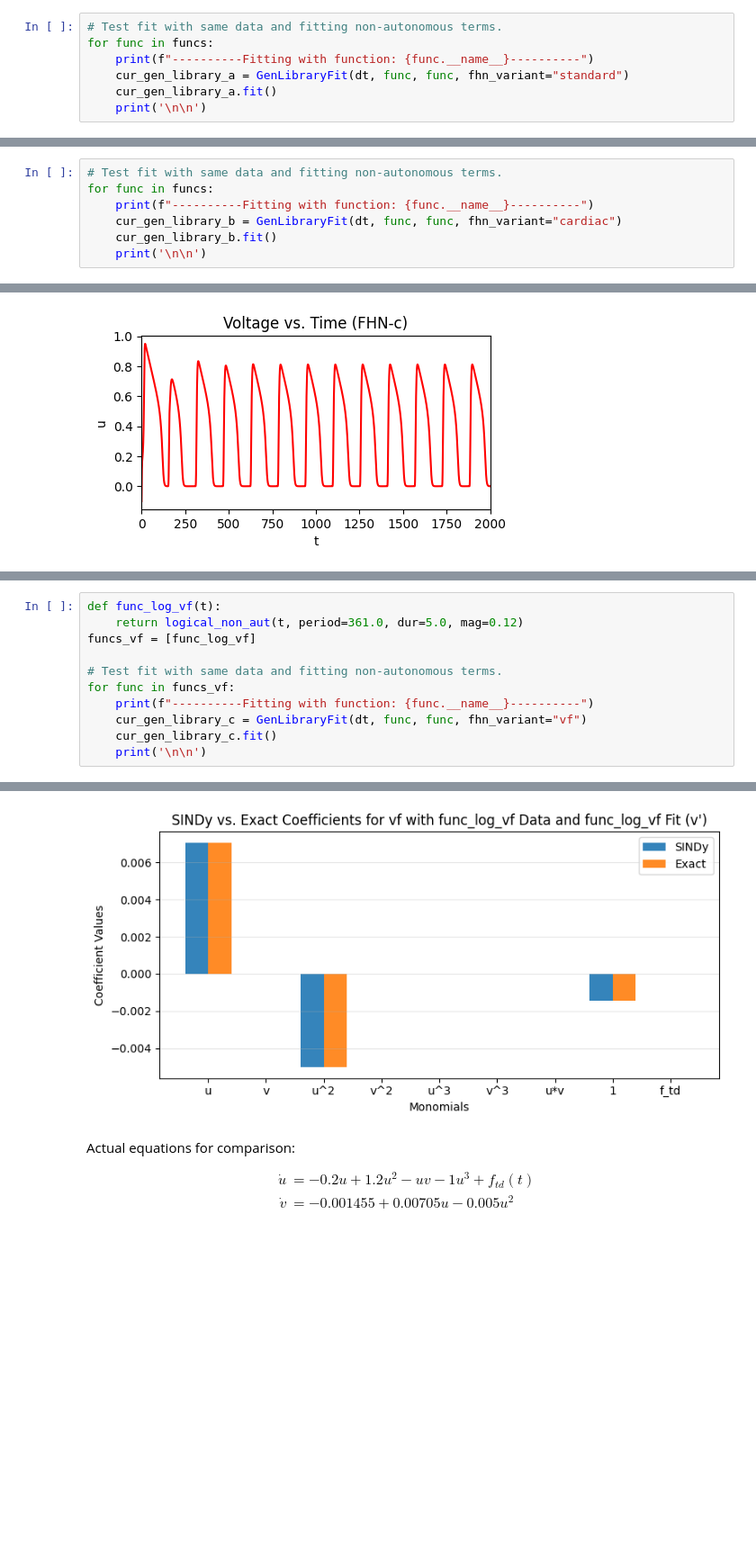
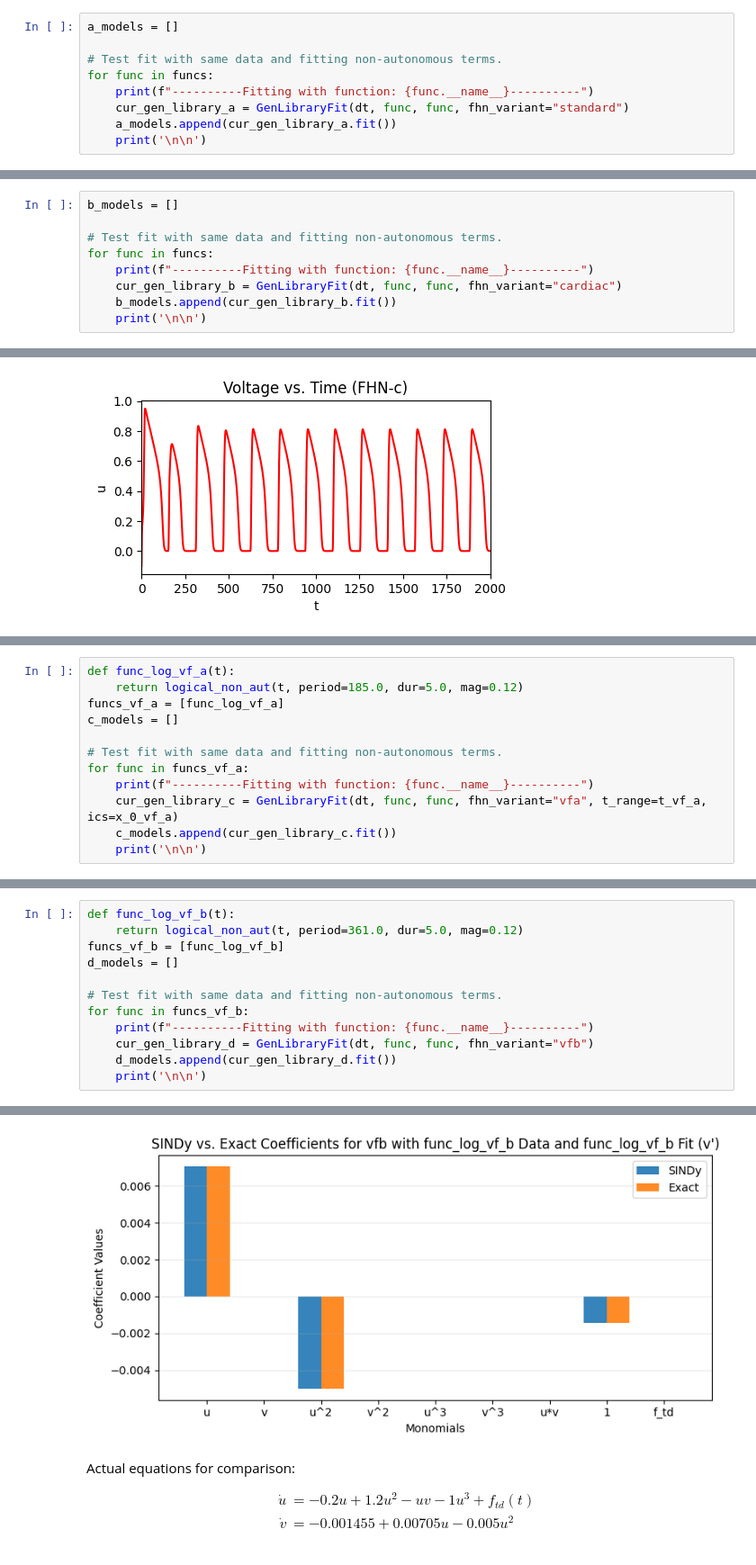
Before and after one commit to cswelch/SINDy-for-Cardiac-Electrophysiology, a Jupyter notebook: SINDy_non_autonomous_test.ipynb, the cells around one changed output, grey strips where cells are left out. Shown at 90% size. Drawn from its saved outputs; the diff is of its cells as text; blank space fills up the shorter version.

```diff
--- a/SINDy_non_autonomous_test.ipynb
+++ b/SINDy_non_autonomous_test.ipynb
@@ -383,11 +401,13 @@ funcs = [func_test, func_log, func_smooth, func_smooth_old]
 # %% [markdown]
 ### a.) FHN Test
 # %%
+a_models = []
+
 # Test fit with same data and fitting non-autonomous terms.
 for func in funcs:
     print(f"----------Fitting with function: {func.__name__}----------")
     cur_gen_library_a = GenLibraryFit(dt, func, func, fhn_variant="standard")
-    cur_gen_library_a.fit()
+    a_models.append(cur_gen_library_a.fit())
     print('\n\n')
 # %% [output]
 ----------Fitting with function: <lambda>----------
@@ -465,11 +482,13 @@ Text(0.5, 1.0, 'Voltage vs. Time (FHN)')
 # %% [markdown]
 ### b.) FHN-c Test
 # %%
+b_models = []
+
 # Test fit with same data and fitting non-autonomous terms.
 for func in funcs:
     print(f"----------Fitting with function: {func.__name__}----------")
     cur_gen_library_b = GenLibraryFit(dt, func, func, fhn_variant="cardiac")
-    cur_gen_library_b.fit()
+    b_models.append(cur_gen_library_b.fit())
     print('\n\n')
 # %% [output]
 ----------Fitting with function: <lambda>----------
@@ -519,0 +539,12 @@ Text(0.5, 1.0, 'Voltage vs. Time (FHN-c)')
+# %%
+def func_log_vf_a(t):
+    return logical_non_aut(t, period=185.0, dur=5.0, mag=0.12)
+funcs_vf_a = [func_log_vf_a]
+c_models = []
+
+# Test fit with same data and fitting non-autonomous terms.
+for func in funcs_vf_a:
+    print(f"----------Fitting with function: {func.__name__}----------")
+    cur_gen_library_c = GenLibraryFit(dt, func, func, fhn_variant="vfa", t_range=t_vf_a, ics=x_0_vf_a)
+    c_models.append(cur_gen_library_c.fit())
+    print('\n\n')
@@ -520,12 +580,13 @@ Text(0.5, 1.0, 'Voltage vs. Time (FHN-c)')
 # %%
-def func_log_vf(t):
+def func_log_vf_b(t):
     return logical_non_aut(t, period=361.0, dur=5.0, mag=0.12)
-funcs_vf = [func_log_vf]
+funcs_vf_b = [func_log_vf_b]
+d_models = []
 
 # Test fit with same data and fitting non-autonomous terms.
-for func in funcs_vf:
+for func in funcs_vf_b:
     print(f"----------Fitting with function: {func.__name__}----------")
-    cur_gen_library_c = GenLibraryFit(dt, func, func, fhn_variant="vf")
-    cur_gen_library_c.fit()
+    cur_gen_library_d = GenLibraryFit(dt, func, func, fhn_variant="vfb")
+    d_models.append(cur_gen_library_d.fit())
     print('\n\n')
 # %% [output]
@@ -552,4 +607,4 @@ v' = 0.00705 u + -0.00500 u^2 + -0.00146 1
-[figure, old version]
+[figure, new version]
 # %% [markdown]
 Actual equations for comparison:
 
```
Also changed, not shown: parts of 12 cells of this notebook, 2 other files.
